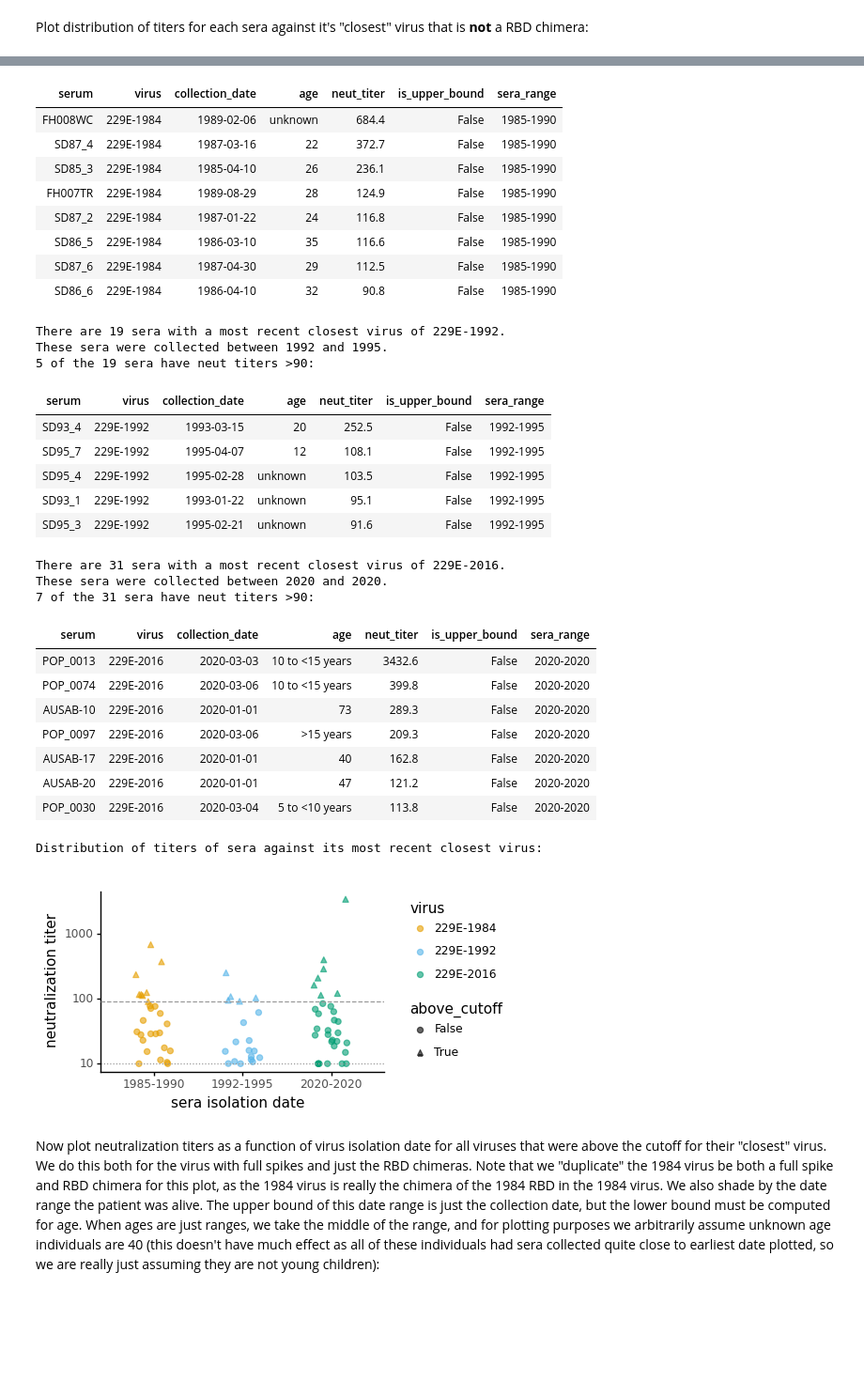
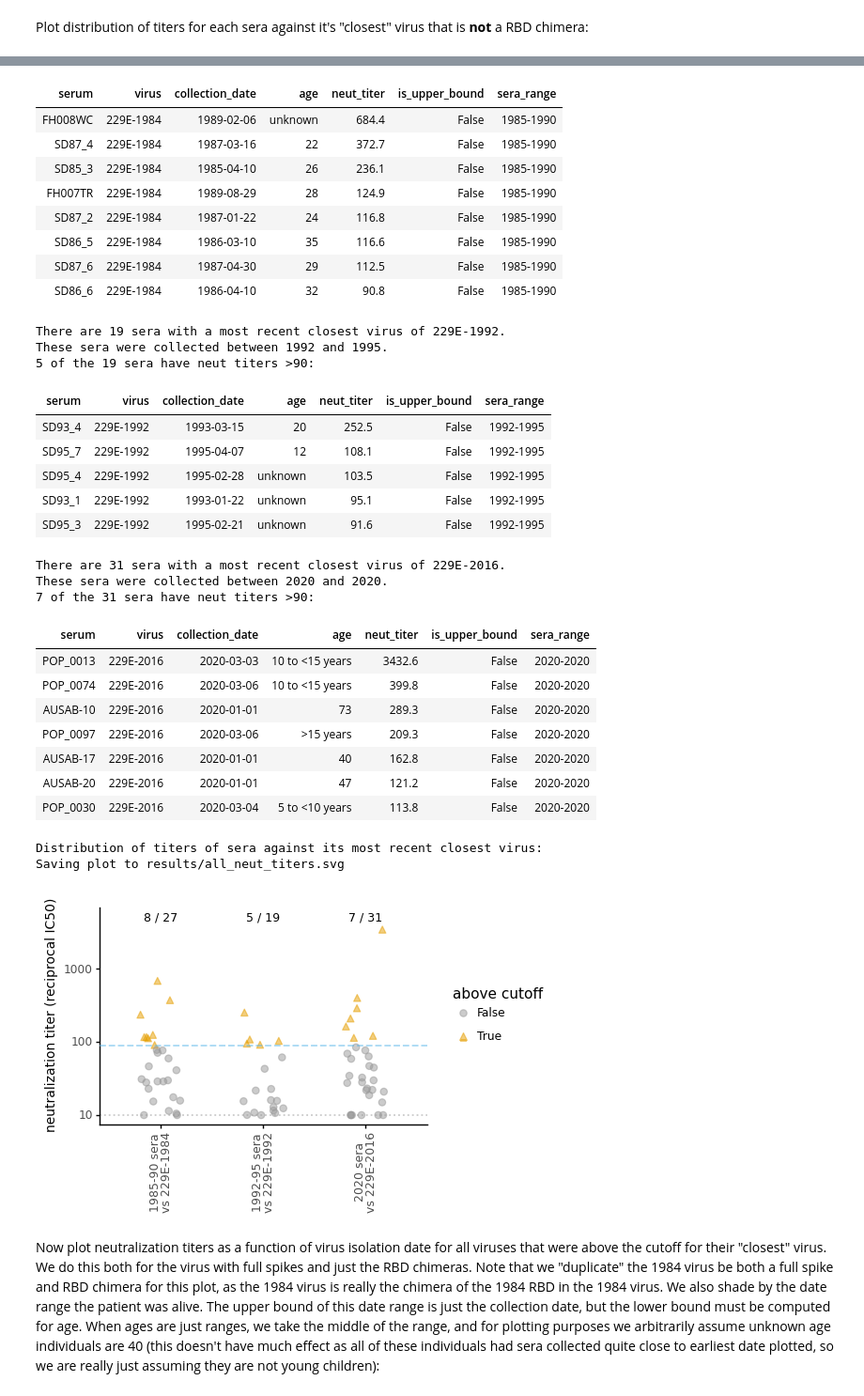
Before and after one commit to jbloomlab/CoV_229E_antigenic_drift, a Jupyter notebook: exptl_data/analyze_neut_data.ipynb, the cells around one changed output, grey strips where cells are left out. Shown at 94% size. Saved outputs shown, nothing was run; the diff lists cells and outputs as text; code cells hidden in the pictures; blank space fills up the shorter version.

Commit message:
plot jitter plots of all neut titers

```diff
--- a/exptl_data/analyze_neut_data.ipynb
+++ b/exptl_data/analyze_neut_data.ipynb
@@ -306,20 +308,51 @@ for closest_virus_year, df in annotated_neut_titers.groupby('closest_virus_year'
                  ))
 
 print('\nDistribution of titers of sera against its most recent closest virus:')
-p = (ggplot(closest_virus_df.assign(above_cutoff=lambda x: x['neut_titer'] > titer_cutoff)) +
-     aes('sera_range', 'neut_titer', color='virus', shape='above_cutoff') +
-     geom_jitter(height=0, width=0.2, size=2,
-                 alpha=0.6, random_state=1) +
+def sera_range_to_xlabel(sera_range):
+    start, end = sera_range.split('-')
+    if start == end:
+        return start
+    else:
+        return f"{start}-{end[-2:]}"
+df_to_plot = (
+    closest_virus_df
+    .assign(above_cutoff=lambda x: x['neut_titer'] > titer_cutoff,
+            xlabel=lambda x: x['sera_range'].map(sera_range_to_xlabel) +
+                             ' sera\nvs ' + x['virus'],
+            )
+    .rename(columns={'above_cutoff': 'above cutoff'})
+    )
+
+p = (ggplot(df_to_plot) +
+     aes('xlabel', 'neut_titer', color='above cutoff', shape='above cutoff') +
+     geom_jitter(height=0, width=0.2, size=2.5,
+                 alpha=0.5, random_state=1) +
      theme_classic() +
-     theme(figure_size=(1.3 * closest_virus_df['virus'].nunique(), 2.5),
+     theme(figure_size=(1.5 * closest_virus_df['virus'].nunique(), 3),
+           axis_text_x=element_text(angle=90, size=9),
+           axis_title_y=element_text(size=10)
            ) +
-     scale_y_log10(name='neutralization titer') +
-     scale_color_manual(values=CBPALETTE[1:]) +
-     xlab('sera isolation date') +
-     geom_hline(yintercept=titer_lower_bound, linetype='dotted', color=CBPALETTE[0]) +
-     geom_hline(yintercept=titer_cutoff, linetype='dashed', color=CBPALETTE[0])
+     scale_color_manual(values=CBPALETTE) +
+     xlab('') +
+     geom_hline(yintercept=titer_lower_bound, linetype='dotted', color=CBPALETTE[0], size=0.75, alpha=0.5) +
+     geom_hline(yintercept=titer_cutoff, linetype='dashed', color=CBPALETTE[2], size=0.75, alpha=0.5) +
+     geom_text(data=df_to_plot.groupby('xlabel', as_index=False)
+                              .aggregate(ntot=pd.NamedAgg('serum', 'nunique'),
+                                         n_above=pd.NamedAgg('above cutoff', 'sum')
+                                         )
+                              .assign(label=lambda x: x['n_above'].astype(str) + ' / ' + x['ntot'].astype(str)),
+               mapping=aes(x='xlabel', label='label'),
+               inherit_aes=False,
+               y=1.05 * math.log10(df_to_plot['neut_titer'].max()),
+               color='black',
+               size=9,
+               ) +
+     scale_y_log10(name='neutralization titer (reciprocal IC50)', expand=(0.05, 0, 0.12, 0))
      )
 _ = p.draw()
+svg = 'results/all_neut_titers.svg'
+print(f"Saving plot to {svg}")
+p.save(svg, verbose=False)
 # %% [output]
 There are 27 sera with a most recent closest virus of 229E-1984.
 These sera were collected between 1985 and 1990.
@@ -327,34 +360,35 @@ These sera were collected between 1985 and 1990.
 | serum | virus | collection_date | age | neut_titer | is_upper_bound | sera_range |
 | FH008WC | 229E-1984 | 1989-02-06 | unknown | 684.4 | False | 1985-1990 |
 | SD87_4 | 229E-1984 | 1987-03-16 | 22 | 372.7 | False | 1985-1990 |
 | SD85_3 | 229E-1984 | 1985-04-10 | 26 | 236.1 | False | 1985-1990 |
 | FH007TR | 229E-1984 | 1989-08-29 | 28 | 124.9 | False | 1985-1990 |
 | SD87_2 | 229E-1984 | 1987-01-22 | 24 | 116.8 | False | 1985-1990 |
 | SD86_5 | 229E-1984 | 1986-03-10 | 35 | 116.6 | False | 1985-1990 |
 | SD87_6 | 229E-1984 | 1987-04-30 | 29 | 112.5 | False | 1985-1990 |
 | SD86_6 | 229E-1984 | 1986-04-10 | 32 | 90.8 | False | 1985-1990 |
 There are 19 sera with a most recent closest virus of 229E-1992.
 These sera were collected between 1992 and 1995.
 5 of the 19 sera have neut titers >90:
 | serum | virus | collection_date | age | neut_titer | is_upper_bound | sera_range |
 | SD93_4 | 229E-1992 | 1993-03-15 | 20 | 252.5 | False | 1992-1995 |
 | SD95_7 | 229E-1992 | 1995-04-07 | 12 | 108.1 | False | 1992-1995 |
 | SD95_4 | 229E-1992 | 1995-02-28 | unknown | 103.5 | False | 1992-1995 |
 | SD93_1 | 229E-1992 | 1993-01-22 | unknown | 95.1 | False | 1992-1995 |
 | SD95_3 | 229E-1992 | 1995-02-21 | unknown | 91.6 | False | 1992-1995 |
 There are 31 sera with a most recent closest virus of 229E-2016.
 These sera were collected between 2020 and 2020.
 7 of the 31 sera have neut titers >90:
 | serum | virus | collection_date | age | neut_titer | is_upper_bound | sera_range |
 | POP_0013 | 229E-2016 | 2020-03-03 | 10 to <15 years | 3432.6 | False | 2020-2020 |
 | POP_0074 | 229E-2016 | 2020-03-06 | 10 to <15 years | 399.8 | False | 2020-2020 |
 | AUSAB-10 | 229E-2016 | 2020-01-01 | 73 | 289.3 | False | 2020-2020 |
 | POP_0097 | 229E-2016 | 2020-03-06 | >15 years | 209.3 | False | 2020-2020 |
 | AUSAB-17 | 229E-2016 | 2020-01-01 | 40 | 162.8 | False | 2020-2020 |
 | AUSAB-20 | 229E-2016 | 2020-01-01 | 47 | 121.2 | False | 2020-2020 |
 | POP_0030 | 229E-2016 | 2020-03-04 | 5 to <10 years | 113.8 | False | 2020-2020 |
 Distribution of titers of sera against its most recent closest virus:
+Saving plot to results/all_neut_titers.svg
-[figure, old version]
+[figure, new version]
 # %% [markdown]
 Now plot neutralization titers as a function of virus isolation date for all viruses that were above the cutoff for their "closest" virus.
 We do this both for the virus with full spikes and just the RBD chimeras.
```
Also changed, not shown: parts of 1 cell of this notebook, 6 other files.
